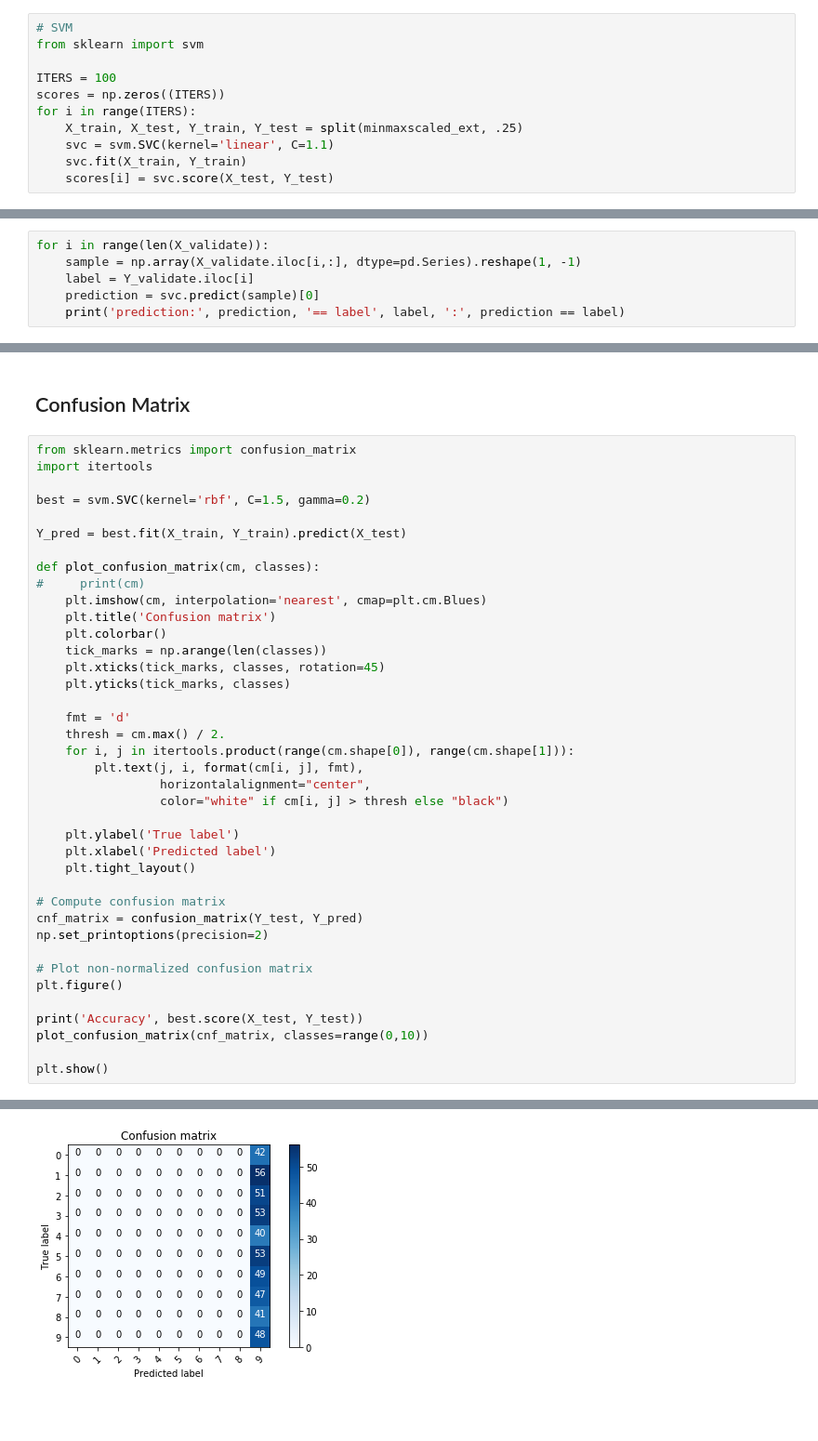
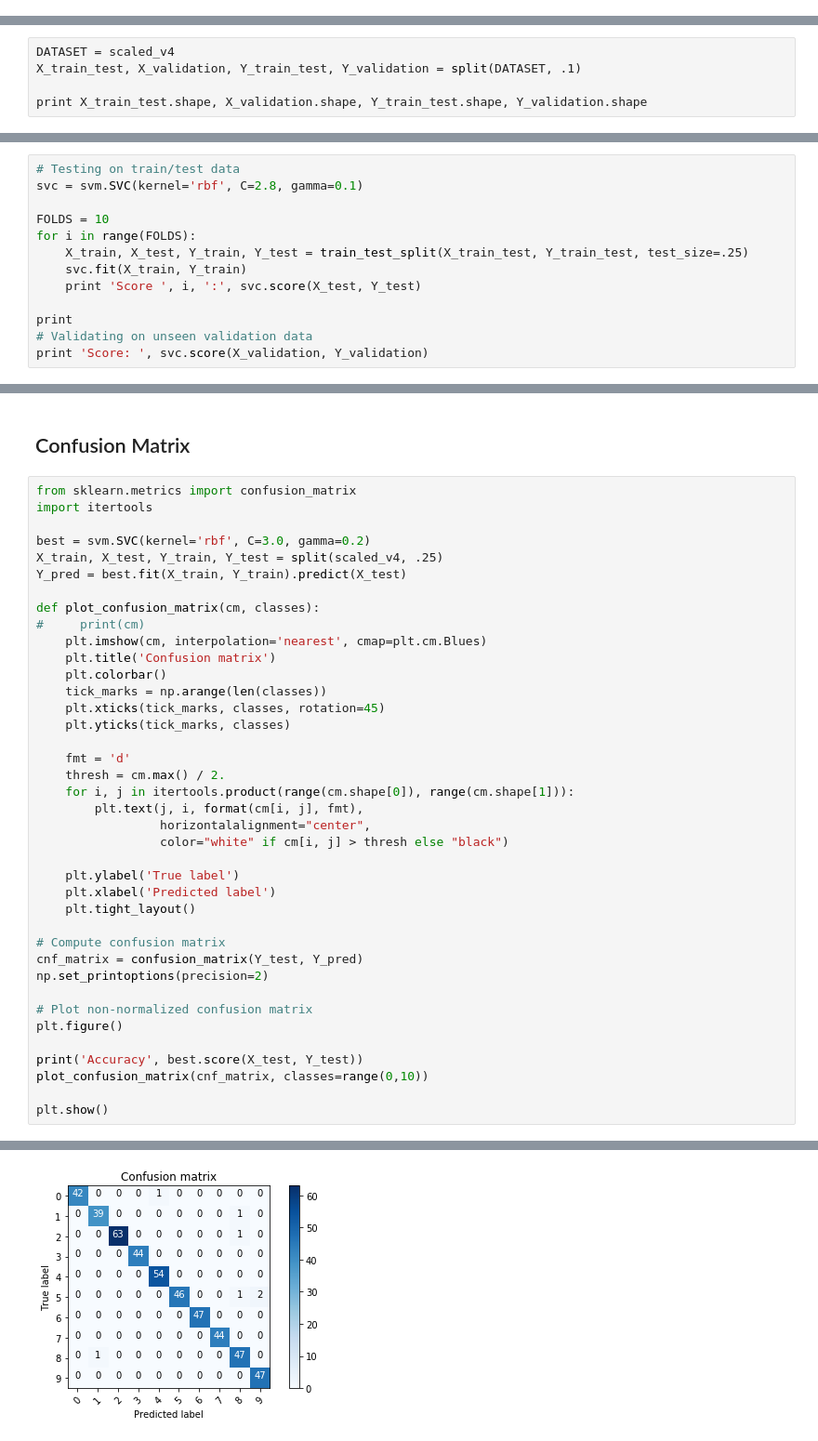
Before and after one commit to jsmienk/IML, a Jupyter notebook: notebooks/preprocessing_tryouts.ipynb, the cells around one changed output, grey strips where cells are left out. Shown at 93% size. Saved outputs shown, nothing was run; the diff lists cells and outputs as text; blank space fills up the shorter version.

```diff
--- a/notebooks/preprocessing_tryouts.ipynb
+++ b/notebooks/preprocessing_tryouts.ipynb
@@ -166,12 +181 @@ print('Top:', top_rf)
 6 | Cleaned+MinMaxScaled | `kernel='linear', C=1.5` | `0.9395833333` | `0.9812500000` | `0.9626250000`
-# %%
-# SVM
-from sklearn import svm
-
-ITERS = 100
-scores = np.zeros((ITERS))
-for i in range(ITERS):
-    X_train, X_test, Y_train, Y_test = split(minmaxscaled_ext, .25)
-    svc = svm.SVC(kernel='linear', C=1.1)
-    svc.fit(X_train, Y_train)
-    scores[i] = svc.score(X_test, Y_test)
@@ -188,6 +241,0 @@ Mean Score: 0.974375
-# %%
-for i in range(len(X_validate)):
-    sample = np.array(X_validate.iloc[i,:], dtype=pd.Series).reshape(1, -1)
-    label = Y_validate.iloc[i]
-    prediction = svc.predict(sample)[0]
-    print('prediction:', prediction, '== label', label, ':', prediction == label)
@@ -195,0 +266,5 @@ NameError: name 'X_validate' is not defined
+# %%
+DATASET = scaled_v4
+X_train_test, X_validation, Y_train_test, Y_validation = split(DATASET, .1)
+
+print X_train_test.shape, X_validation.shape, Y_train_test.shape, Y_validation.shape
@@ -195,0 +273,13 @@ NameError: name 'X_validate' is not defined
+# %%
+# Testing on train/test data
+svc = svm.SVC(kernel='rbf', C=2.8, gamma=0.1)
+
+FOLDS = 10
+for i in range(FOLDS):
+    X_train, X_test, Y_train, Y_test = train_test_split(X_train_test, Y_train_test, test_size=.25)
+    svc.fit(X_train, Y_train)
+    print 'Score ', i, ':', svc.score(X_test, Y_test)
+
+print
+# Validating on unseen validation data
+print 'Score: ', svc.score(X_validation, Y_validation)
@@ -396,8 +476,8 @@ results_df[['rank', 'classifier', 'options', 'dataset', 'score']].to_csv('../cla
 from sklearn.metrics import confusion_matrix
 import itertools
 
-best = svm.SVC(kernel='rbf', C=1.5, gamma=0.2)
-
+best = svm.SVC(kernel='rbf', C=3.0, gamma=0.2)
+X_train, X_test, Y_train, Y_test = split(scaled_v4, .25)
 Y_pred = best.fit(X_train, Y_train).predict(X_test)
 
 def plot_confusion_matrix(cm, classes):
@@ -436 +516 @@ plt.show()
-[figure, old version]
+[figure, new version]
```
Also changed, not shown: parts of 29 cells of this notebook.
